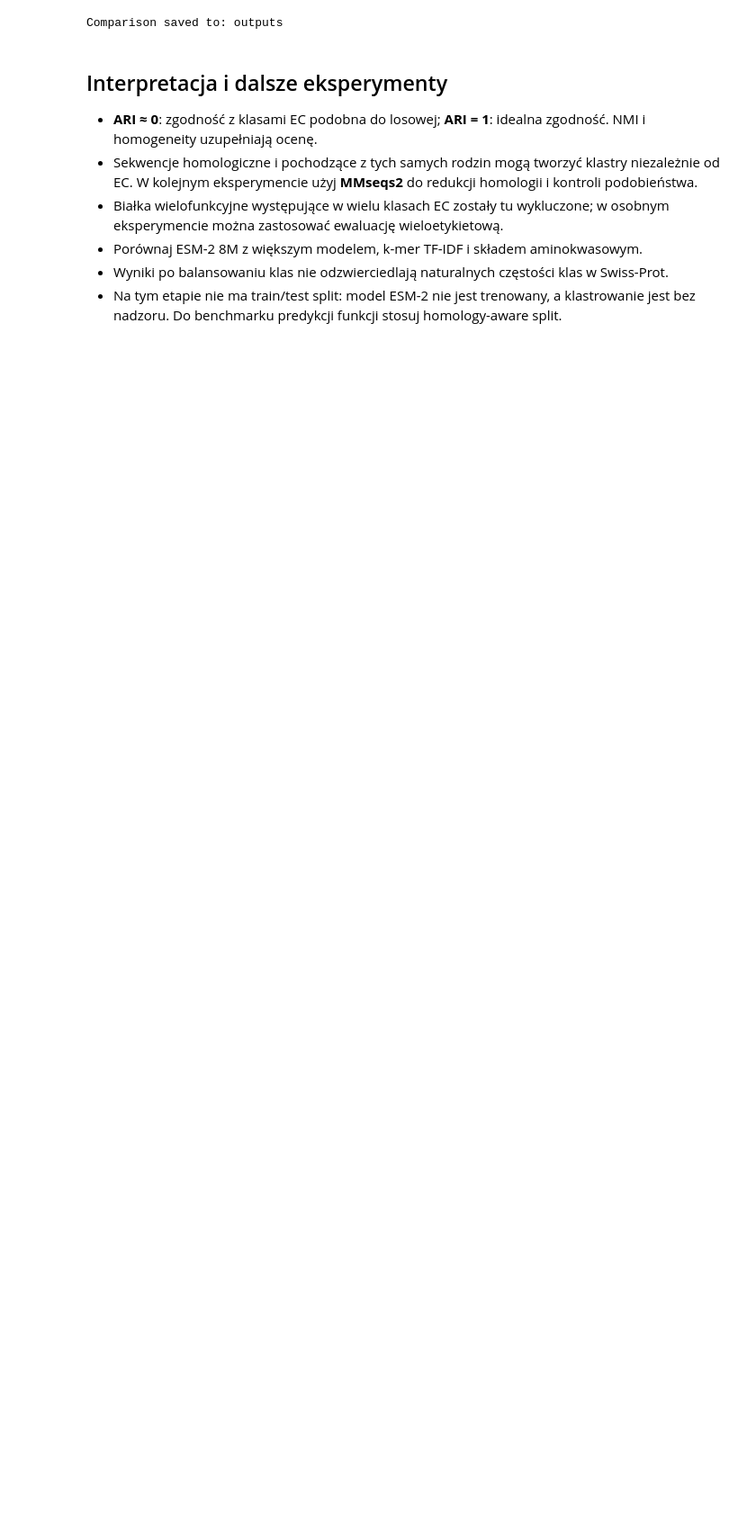
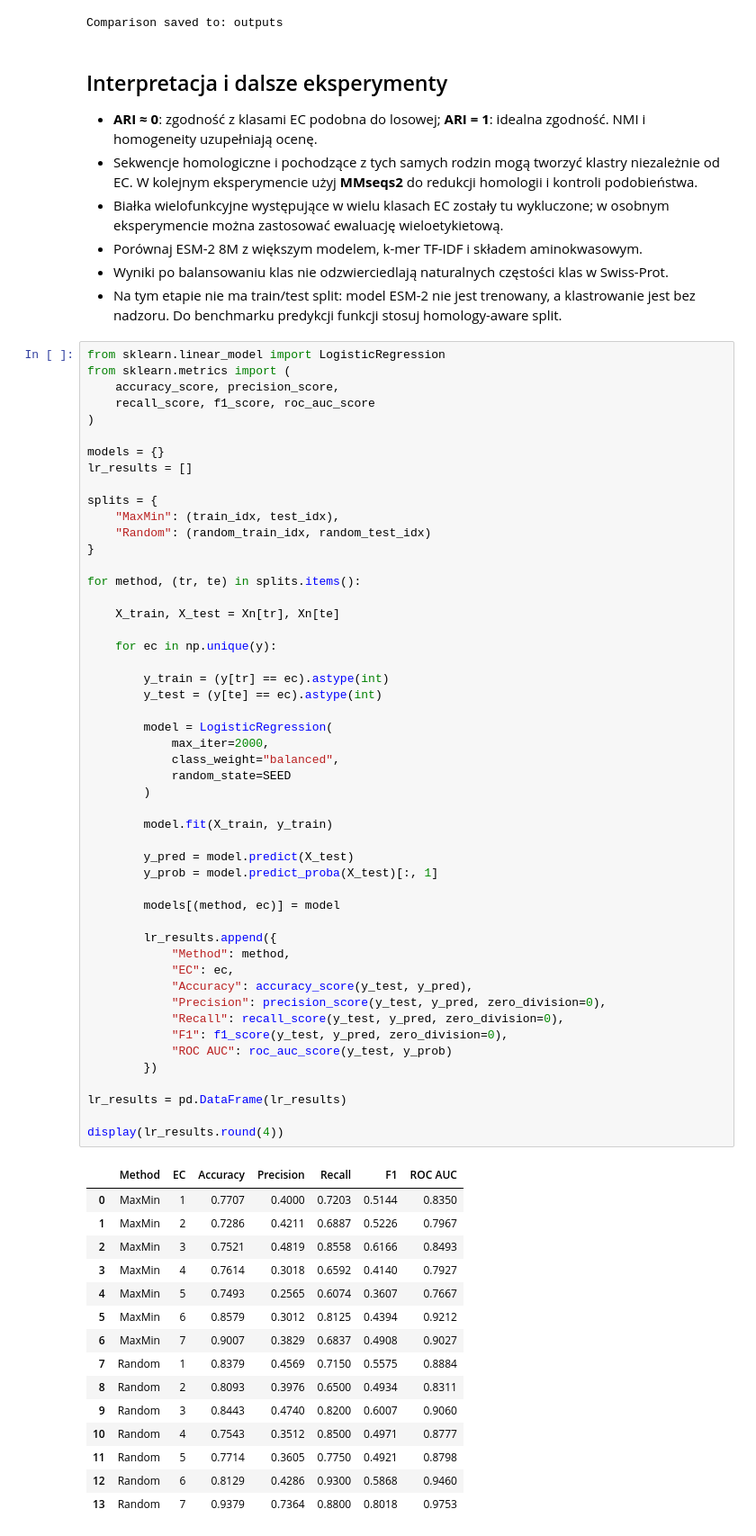
Before and after one commit to M1ch4lx/protein-function-prediction, a Jupyter notebook: clustering.ipynb, the cells around one changed output. Shown at 90% size. Cells and saved outputs as stored; diff of their text form; blank space fills up the shorter version.

```diff
--- a/clustering.ipynb
+++ b/clustering.ipynb
@@ -909,3 +891,69 @@ Comparison saved to: outputs
 - Porównaj ESM-2 8M z większym modelem, k-mer TF-IDF i składem aminokwasowym.
 - Wyniki po balansowaniu klas nie odzwierciedlają naturalnych częstości klas w Swiss-Prot.
 - Na tym etapie nie ma train/test split: model ESM-2 nie jest trenowany, a klastrowanie jest bez nadzoru. Do benchmarku predykcji funkcji stosuj homology-aware split.
+# %%
+from sklearn.linear_model import LogisticRegression
+from sklearn.metrics import (
+    accuracy_score, precision_score,
+    recall_score, f1_score, roc_auc_score
+)
+
+models = {}
+lr_results = []
+
+splits = {
+    "MaxMin": (train_idx, test_idx),
+    "Random": (random_train_idx, random_test_idx)
+}
+
+for method, (tr, te) in splits.items():
+
+    X_train, X_test = Xn[tr], Xn[te]
+
+    for ec in np.unique(y):
+
+        y_train = (y[tr] == ec).astype(int)
+        y_test = (y[te] == ec).astype(int)
+
+        model = LogisticRegression(
+            max_iter=2000,
+            class_weight="balanced",
+            random_state=SEED
+        )
+
+        model.fit(X_train, y_train)
+
+        y_pred = model.predict(X_test)
+        y_prob = model.predict_proba(X_test)[:, 1]
+
+        models[(method, ec)] = model
+
+        lr_results.append({
+            "Method": method,
+            "EC": ec,
+            "Accuracy": accuracy_score(y_test, y_pred),
+            "Precision": precision_score(y_test, y_pred, zero_division=0),
+            "Recall": recall_score(y_test, y_pred, zero_division=0),
+            "F1": f1_score(y_test, y_pred, zero_division=0),
+            "ROC AUC": roc_auc_score(y_test, y_prob)
+        })
+
+lr_results = pd.DataFrame(lr_results)
+
+display(lr_results.round(4))
+# %% [output]
+|  | Method | EC | Accuracy | Precision | Recall | F1 | ROC AUC |
+| 0 | MaxMin | 1 | 0.7707 | 0.4000 | 0.7203 | 0.5144 | 0.8350 |
+| 1 | MaxMin | 2 | 0.7286 | 0.4211 | 0.6887 | 0.5226 | 0.7967 |
+| 2 | MaxMin | 3 | 0.7521 | 0.4819 | 0.8558 | 0.6166 | 0.8493 |
+| 3 | MaxMin | 4 | 0.7614 | 0.3018 | 0.6592 | 0.4140 | 0.7927 |
+| 4 | MaxMin | 5 | 0.7493 | 0.2565 | 0.6074 | 0.3607 | 0.7667 |
+| 5 | MaxMin | 6 | 0.8579 | 0.3012 | 0.8125 | 0.4394 | 0.9212 |
+| 6 | MaxMin | 7 | 0.9007 | 0.3829 | 0.6837 | 0.4908 | 0.9027 |
+| 7 | Random | 1 | 0.8379 | 0.4569 | 0.7150 | 0.5575 | 0.8884 |
+| 8 | Random | 2 | 0.8093 | 0.3976 | 0.6500 | 0.4934 | 0.8311 |
+| 9 | Random | 3 | 0.8443 | 0.4740 | 0.8200 | 0.6007 | 0.9060 |
+| 10 | Random | 4 | 0.7543 | 0.3512 | 0.8500 | 0.4971 | 0.8777 |
+| 11 | Random | 5 | 0.7714 | 0.3605 | 0.7750 | 0.4921 | 0.8798 |
+| 12 | Random | 6 | 0.8129 | 0.4286 | 0.9300 | 0.5868 | 0.9460 |
+| 13 | Random | 7 | 0.9379 | 0.7364 | 0.8800 | 0.8018 | 0.9753 |
```
Also changed, not shown: parts of 9 cells of this notebook, 20 other files.
